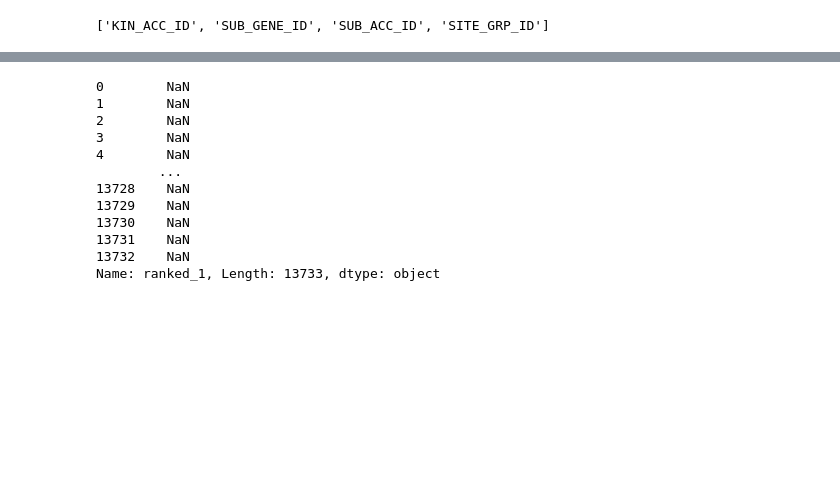
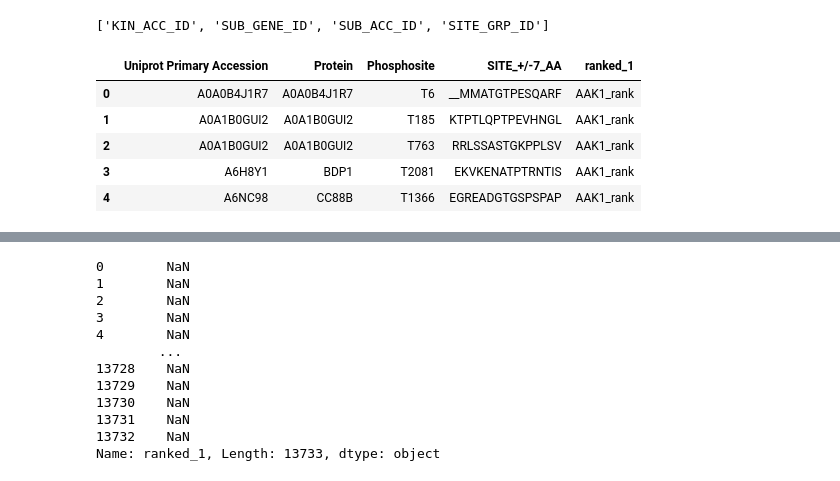
Before and after one commit to sadiatulmarzan/kinases_phosposite, a Jupyter notebook: python code/jonson_data.ipynb, the cells around one changed output, grey strips where cells are left out. Saved outputs shown, nothing was run; the diff lists cells and outputs as text; code cells hidden in the pictures; blank space fills up the shorter version.

```diff
--- a/python code/jonson_data.ipynb
+++ b/python code/jonson_data.ipynb
@@ -89,6 +89,15 @@ df_3 = create_kinase_ranked(3)
 data_frame_dict = {'kinase_ranked_1': df_1, 'kinase_ranked_2': df_2, 'kinase_ranked_3': df_3}
 # %%
 current_rank = 1
+# %%
+data_frame_dict[f'kinase_ranked_{current_rank}'].head()
+# %% [output]
+|  | Uniprot Primary Accession | Protein | Phosphosite | SITE_+/-7_AA | ranked_1 |
+| 0 | A0A0B4J1R7 | A0A0B4J1R7 | T6 | __MMATGTPESQARF | AAK1_rank |
+| 1 | A0A1B0GUI2 | A0A1B0GUI2 | T185 | KTPTLQPTPEVHNGL | AAK1_rank |
+| 2 | A0A1B0GUI2 | A0A1B0GUI2 | T763 | RRLSSASTGKPPLSV | AAK1_rank |
+| 3 | A6H8Y1 | BDP1 | T2081 | EKVKENATPTRNTIS | AAK1_rank |
+| 4 | A6NC98 | CC88B | T1366 | EGREADGTGSPSPAP | AAK1_rank |
 # %%
 df_human
 # %% [output]
```
Also changed, not shown: 1 other file.
